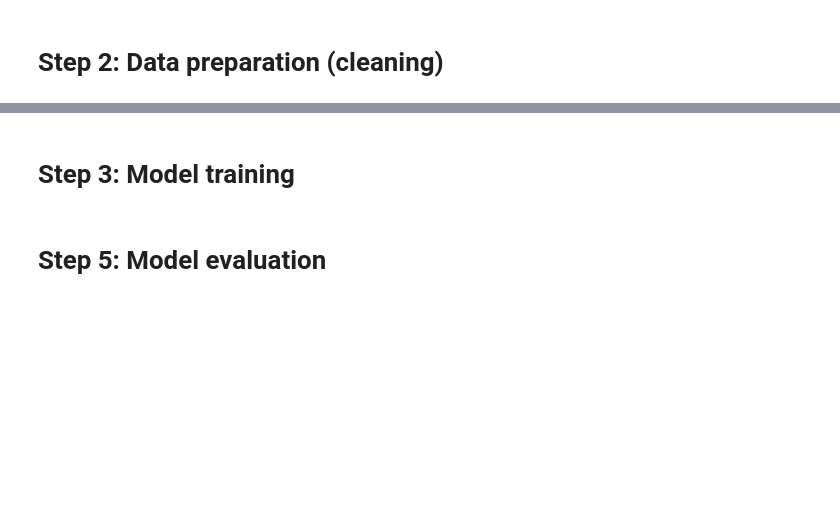
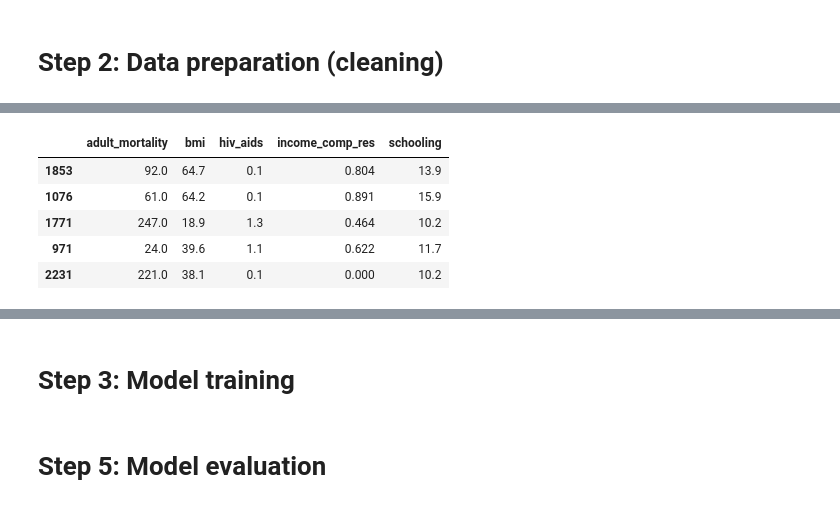
Before and after one commit to BrainTheos/uon-cci501-linear-regression, a Jupyter notebook: CCI501_Linear_Regression.ipynb, the cells around one changed output, grey strips where cells are left out. Cells and saved outputs as stored; diff of their text form; code cells hidden in the pictures; blank space fills up the shorter version.

```diff
--- a/CCI501_Linear_Regression.ipynb
+++ b/CCI501_Linear_Regression.ipynb
@@ -132,0 +155,18 @@ X_train, X_valid, y_train, y_valid = train_test_split(features, y, random_state=
+# %%
+# Separate target from features
+y = training_data['life_expectancy']
+
+features = training_data.drop(['life_expectancy'], axis=1)
+
+# Remove target variable from test data
+testing_data.drop(['life_expectancy'], axis=1, inplace=True)
+
+# Preview features
+features.head()
+# %% [output]
+|  | adult_mortality | bmi | hiv_aids | income_comp_res | schooling |
+| 1853 | 92.0 | 64.7 | 0.1 | 0.804 | 13.9 |
+| 1076 | 61.0 | 64.2 | 0.1 | 0.891 | 15.9 |
+| 1771 | 247.0 | 18.9 | 1.3 | 0.464 | 10.2 |
+| 971 | 24.0 | 39.6 | 1.1 | 0.622 | 11.7 |
+| 2231 | 221.0 | 38.1 | 0.1 | 0.000 | 10.2 |
```
Also changed, not shown: parts of 27 cells of this notebook.
